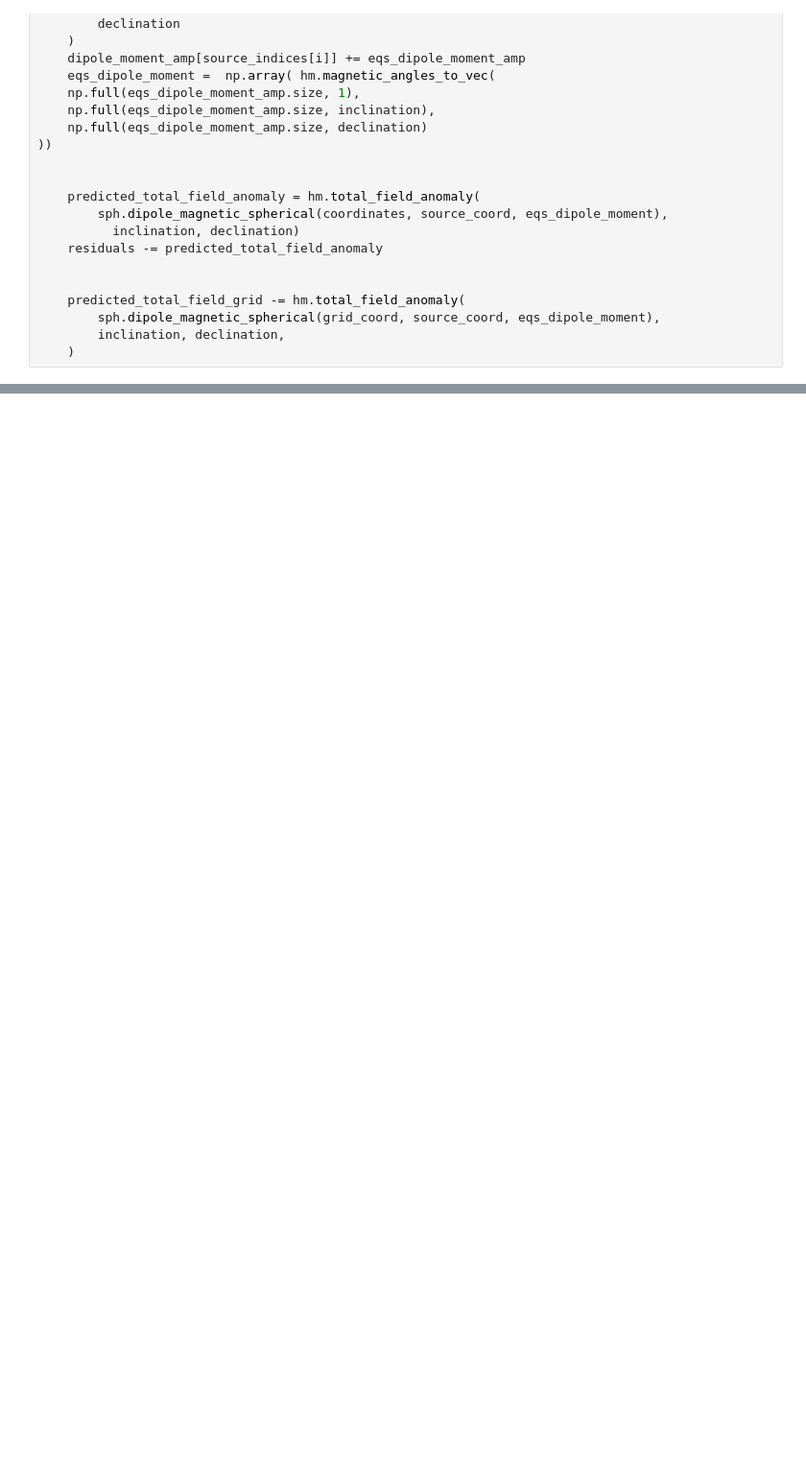
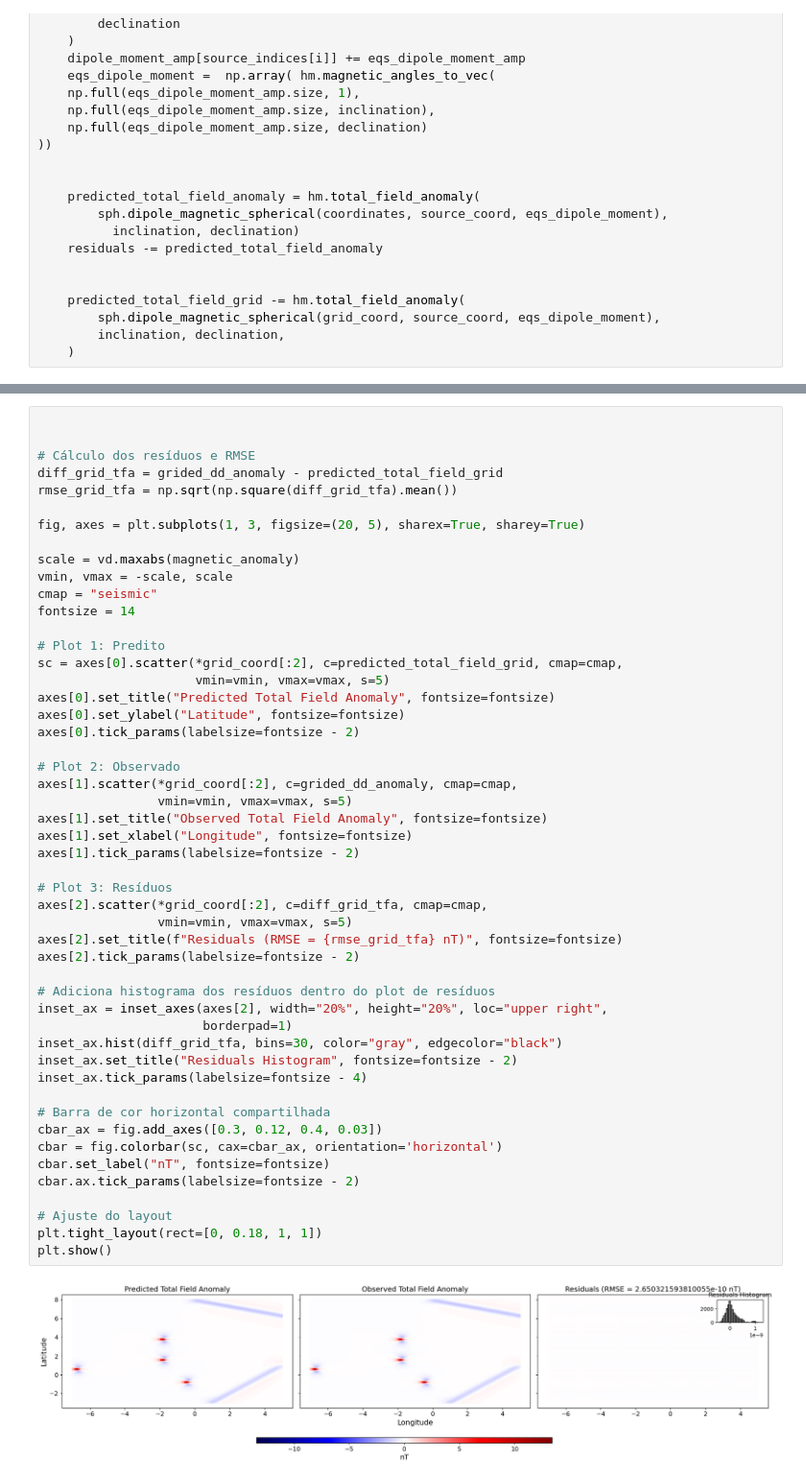
Before and after one commit to compgeolab/eqs-magnetic-spherical, a Jupyter notebook: code/gradient-boosting-sph.ipynb, the cells around one changed output, grey strips where cells are left out. Shown at 96% size. Saved outputs shown, nothing was run; the diff lists cells and outputs as text; blank space fills up the shorter version.

```diff
--- a/code/gradient-boosting-sph.ipynb
+++ b/code/gradient-boosting-sph.ipynb
@@ -235,0 +233,52 @@ plt.tight_layout()
+# %%
+
+
+# Cálculo dos resíduos e RMSE
+diff_grid_tfa = grided_dd_anomaly - predicted_total_field_grid
+rmse_grid_tfa = np.sqrt(np.square(diff_grid_tfa).mean())
+
+fig, axes = plt.subplots(1, 3, figsize=(20, 5), sharex=True, sharey=True)
+
+scale = vd.maxabs(magnetic_anomaly)
+vmin, vmax = -scale, scale
+cmap = "seismic"
+fontsize = 14
+
+# Plot 1: Predito
+sc = axes[0].scatter(*grid_coord[:2], c=predicted_total_field_grid, cmap=cmap,
+                     vmin=vmin, vmax=vmax, s=5)
+axes[0].set_title("Predicted Total Field Anomaly", fontsize=fontsize)
+axes[0].set_ylabel("Latitude", fontsize=fontsize)
+axes[0].tick_params(labelsize=fontsize - 2)
+
+# Plot 2: Observado
+axes[1].scatter(*grid_coord[:2], c=grided_dd_anomaly, cmap=cmap,
+                vmin=vmin, vmax=vmax, s=5)
+axes[1].set_title("Observed Total Field Anomaly", fontsize=fontsize)
+axes[1].set_xlabel("Longitude", fontsize=fontsize)
+axes[1].tick_params(labelsize=fontsize - 2)
+
+# Plot 3: Resíduos
+axes[2].scatter(*grid_coord[:2], c=diff_grid_tfa, cmap=cmap,
+                vmin=vmin, vmax=vmax, s=5)
+axes[2].set_title(f"Residuals (RMSE = {rmse_grid_tfa} nT)", fontsize=fontsize)
+axes[2].tick_params(labelsize=fontsize - 2)
+
+# Adiciona histograma dos resíduos dentro do plot de resíduos
+inset_ax = inset_axes(axes[2], width="20%", height="20%", loc="upper right",
+                      borderpad=1)
+inset_ax.hist(diff_grid_tfa, bins=30, color="gray", edgecolor="black")
+inset_ax.set_title("Residuals Histogram", fontsize=fontsize - 2)
+inset_ax.tick_params(labelsize=fontsize - 4)
+
+# Barra de cor horizontal compartilhada
+cbar_ax = fig.add_axes([0.3, 0.12, 0.4, 0.03])
+cbar = fig.colorbar(sc, cax=cbar_ax, orientation='horizontal')
+cbar.set_label("nT", fontsize=fontsize)
+cbar.ax.tick_params(labelsize=fontsize - 2)
+
+# Ajuste do layout
+plt.tight_layout(rect=[0, 0.18, 1, 1])
+plt.show()
+# %% [output]
+[figure, added]
```
Also changed, not shown: parts of 10 cells of this notebook, 2 other files.
